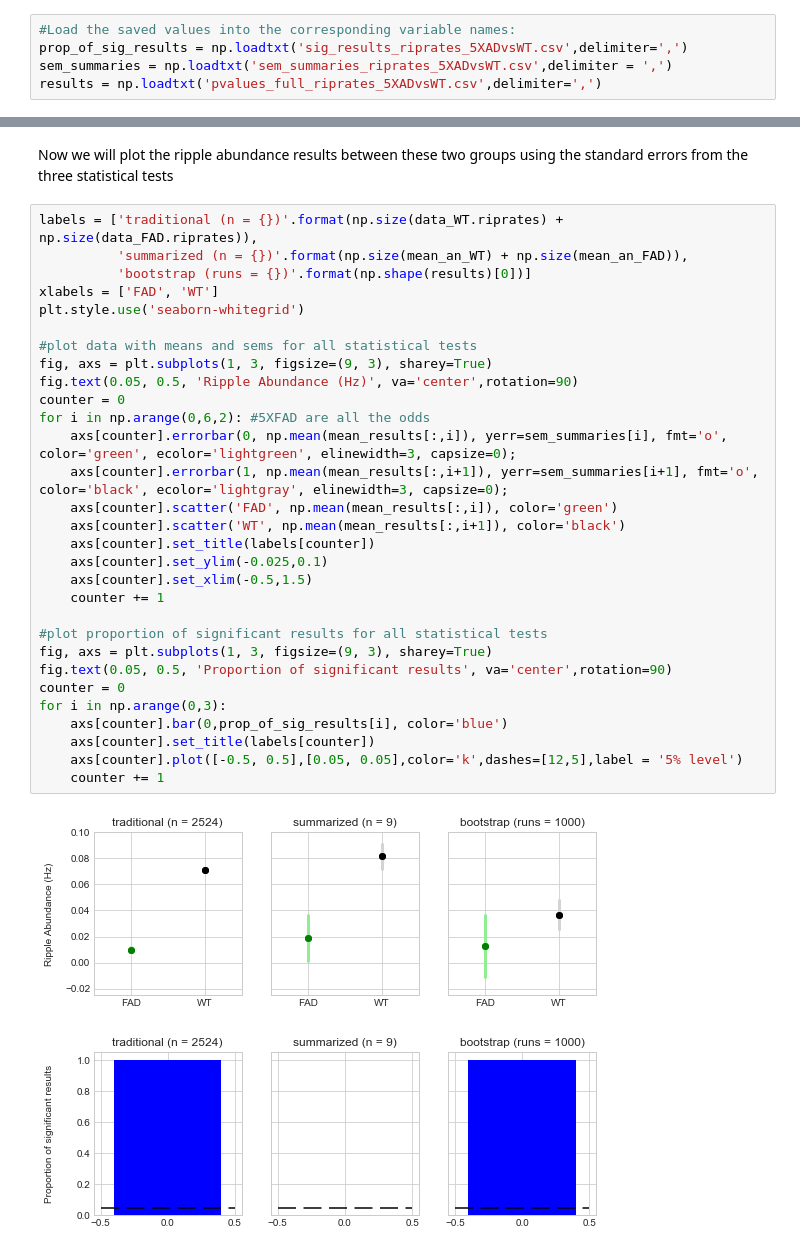
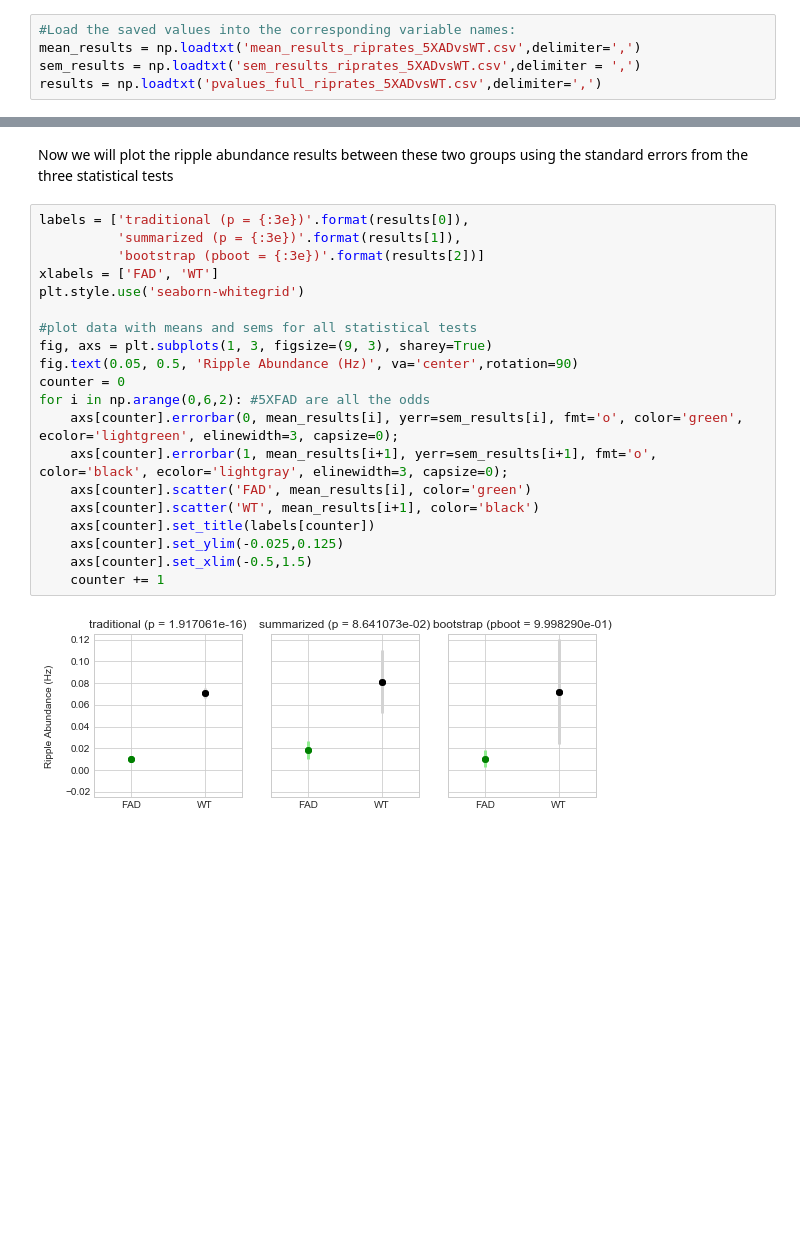
Before and after one commit to stephprince/Hierarchical-Bootstrap-Paper, a Jupyter notebook: hierarchical-bootstrap-ripple-abundance-test.ipynb, the cells around one changed output, grey strips where cells are left out. Drawn from its saved outputs; the diff is of its cells as text; blank space fills up the shorter version.

Commit message:
correct lowest level resampling

```diff
--- a/hierarchical-bootstrap-ripple-abundance-test.ipynb
+++ b/hierarchical-bootstrap-ripple-abundance-test.ipynb
@@ -316,43 +294,32 @@ np.savetxt('sem_summaries_riprates_5XADvsWT.csv',sem_summaries,delimiter=',')
 np.savetxt('pvalues_full_riprates_5XADvsWT.csv',results,delimiter=',')
 # %%
 #Load the saved values into the corresponding variable names:
-prop_of_sig_results = np.loadtxt('sig_results_riprates_5XADvsWT.csv',delimiter=',')
-sem_summaries = np.loadtxt('sem_summaries_riprates_5XADvsWT.csv',delimiter = ',')
+mean_results = np.loadtxt('mean_results_riprates_5XADvsWT.csv',delimiter=',')
+sem_results = np.loadtxt('sem_results_riprates_5XADvsWT.csv',delimiter = ',')
 results = np.loadtxt('pvalues_full_riprates_5XADvsWT.csv',delimiter=',')
 # %% [markdown]
 ### Step 5 - Plotting the results
 # %% [markdown]
 Now we will plot the ripple abundance results between these two groups using the standard errors from the three statistical tests
 # %%
-labels = ['traditional (n = {})'.format(np.size(data_WT.riprates) + np.size(data_FAD.riprates)),
-          'summarized (n = {})'.format(np.size(mean_an_WT) + np.size(mean_an_FAD)),
-          'bootstrap (runs = {})'.format(np.shape(results)[0])]
+labels = ['traditional (p = {:3e})'.format(results[0]),
+          'summarized (p = {:3e})'.format(results[1]),
+          'bootstrap (pboot = {:3e})'.format(results[2])]
 xlabels = ['FAD', 'WT']
 plt.style.use('seaborn-whitegrid')
 
 #plot data with means and sems for all statistical tests
 fig, axs = plt.subplots(1, 3, figsize=(9, 3), sharey=True)
 fig.text(0.05, 0.5, 'Ripple Abundance (Hz)', va='center',rotation=90)
 counter = 0
 for i in np.arange(0,6,2): #5XFAD are all the odds
-    axs[counter].errorbar(0, np.mean(mean_results[:,i]), yerr=sem_summaries[i], fmt='o', color='green', ecolor='lightgreen', elinewidth=3, capsize=0);
-    axs[counter].errorbar(1, np.mean(mean_results[:,i+1]), yerr=sem_summaries[i+1], fmt='o', color='black', ecolor='lightgray', elinewidth=3, capsize=0);
-    axs[counter].scatter('FAD', np.mean(mean_results[:,i]), color='green')
-    axs[counter].scatter('WT', np.mean(mean_results[:,i+1]), color='black')
+    axs[counter].errorbar(0, mean_results[i], yerr=sem_results[i], fmt='o', color='green', ecolor='lightgreen', elinewidth=3, capsize=0);
+    axs[counter].errorbar(1, mean_results[i+1], yerr=sem_results[i+1], fmt='o', color='black', ecolor='lightgray', elinewidth=3, capsize=0);
+    axs[counter].scatter('FAD', mean_results[i], color='green')
+    axs[counter].scatter('WT', mean_results[i+1], color='black')
     axs[counter].set_title(labels[counter])
-    axs[counter].set_ylim(-0.025,0.1)
+    axs[counter].set_ylim(-0.025,0.125)
     axs[counter].set_xlim(-0.5,1.5)
     counter += 1
-
-#plot proportion of significant results for all statistical tests
-fig, axs = plt.subplots(1, 3, figsize=(9, 3), sharey=True)
-fig.text(0.05, 0.5, 'Proportion of significant results', va='center',rotation=90)
-counter = 0
-for i in np.arange(0,3):
-    axs[counter].bar(0,prop_of_sig_results[i], color='blue')
-    axs[counter].set_title(labels[counter])
-    axs[counter].plot([-0.5, 0.5],[0.05, 0.05],color='k',dashes=[12,5],label = '5% level')
-    counter += 1
 # %% [output]
-[figure, old version]
+[figure, new version]
-[figure, removed]
```
Also changed, not shown: parts of 5 cells of this notebook, 3 other files.
